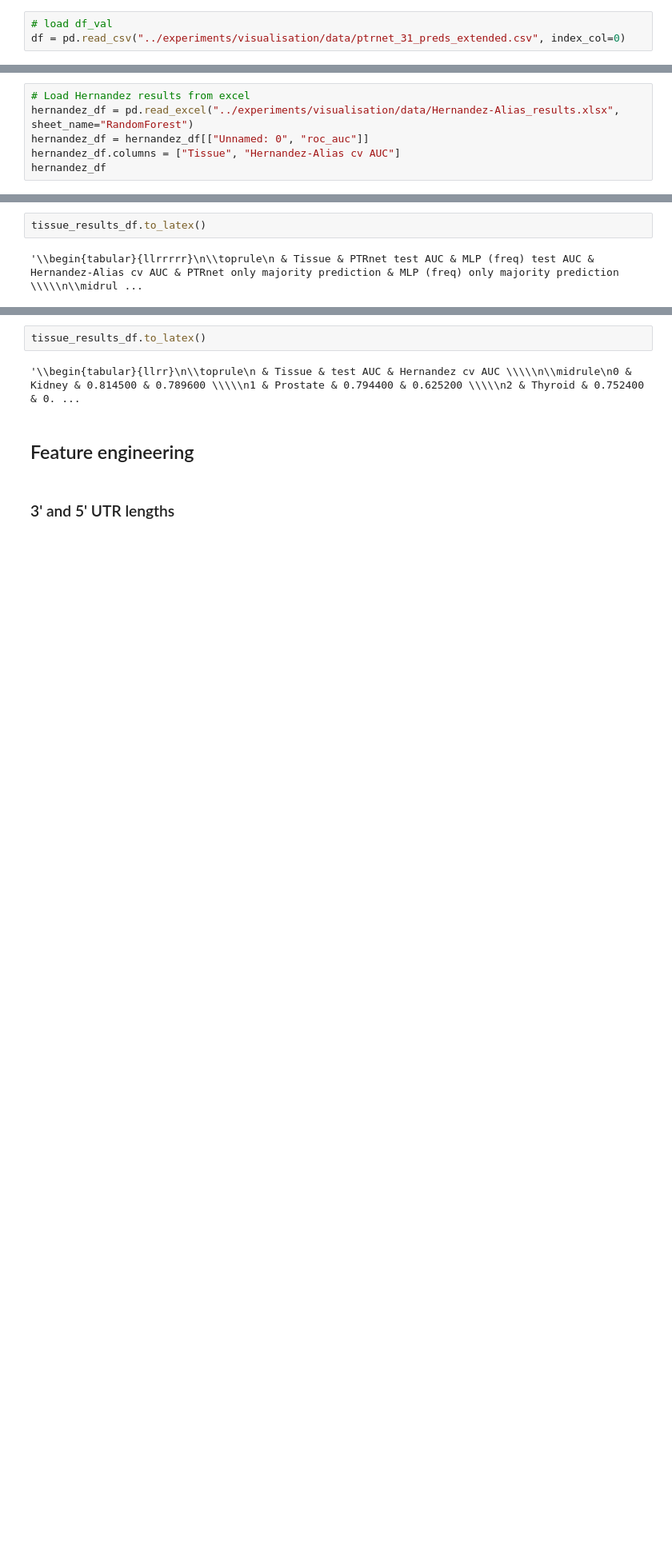
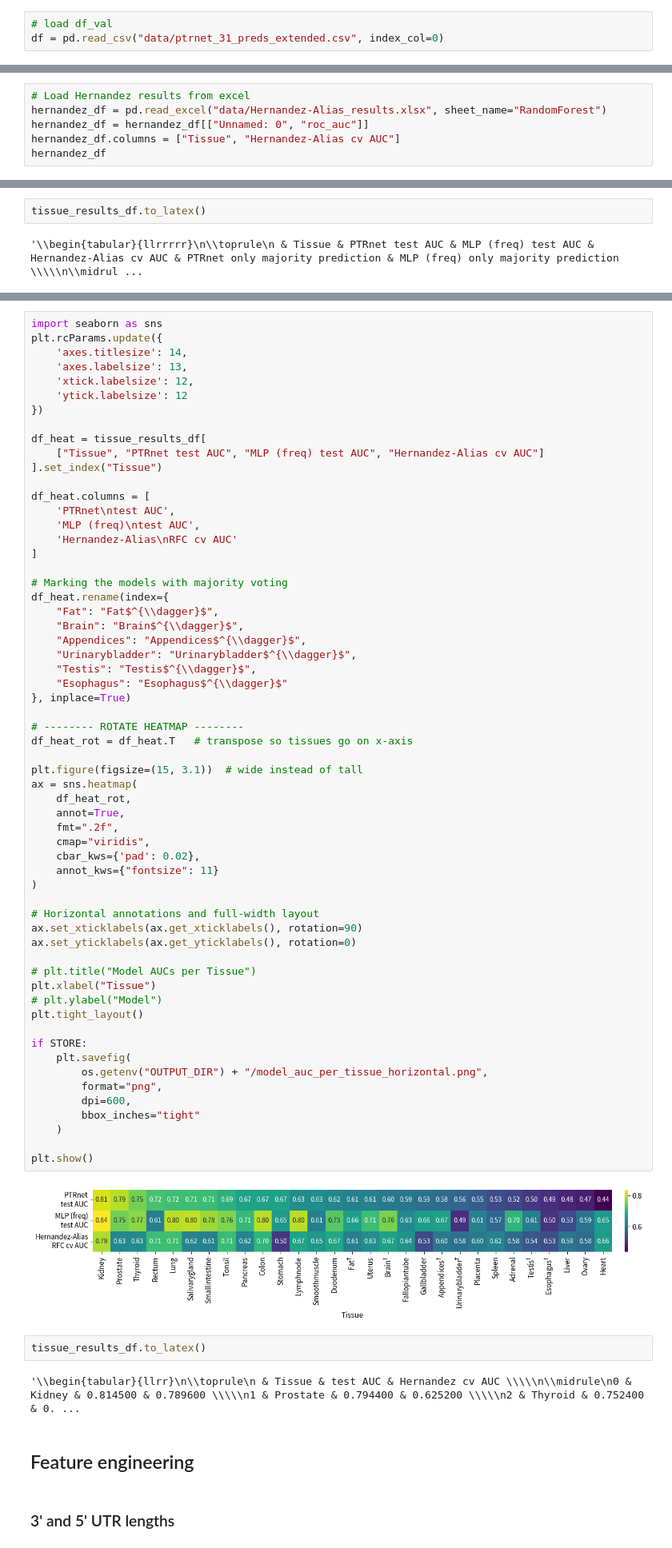
Before and after one commit to f-krause/master-thesis, a Jupyter notebook: visualisation/ptrnet_prediction_vis.ipynb, the cells around one changed output, grey strips where cells are left out. Shown at 80% size. Cells and saved outputs as stored; diff of their text form; blank space fills up the shorter version.

Commit message:
adding horizontal plot for tissue specific results

```diff
--- a/visualisation/ptrnet_prediction_vis.ipynb
+++ b/visualisation/ptrnet_prediction_vis.ipynb
@@ -127,7 +127,7 @@ df_val
 # df_val.to_csv("../experiments/visualisation/data/ptrnet_31_preds_extended.csv")
 # %%
 # load df_val
-df = pd.read_csv("../experiments/visualisation/data/ptrnet_31_preds_extended.csv", index_col=0)
+df = pd.read_csv("data/ptrnet_31_preds_extended.csv", index_col=0)
 # %%
 # CORRECTING CODE BUG IN CURRENT DATA
 df["correct_pred_freq"] = df.target == df.prediction_bin_freq
@@ -135,7 +135,7 @@ df["correct_pred_freq"] = df.target == df.prediction_bin_freq
 ## Tissue-wise AUC and F1
 # %%
 # Load Hernandez results from excel
-hernandez_df = pd.read_excel("../experiments/visualisation/data/Hernandez-Alias_results.xlsx", sheet_name="RandomForest")
+hernandez_df = pd.read_excel("data/Hernandez-Alias_results.xlsx", sheet_name="RandomForest")
 hernandez_df = hernandez_df[["Unnamed: 0", "roc_auc"]]
 hernandez_df.columns = ["Tissue", "Hernandez-Alias cv AUC"]
 hernandez_df
@@ -341,6 +341,68 @@ if STORE:
 plt.show()
 # %% [output]
 [figure]
+# %%
+import seaborn as sns
+plt.rcParams.update({
+    'axes.titlesize': 14,
+    'axes.labelsize': 13,
+    'xtick.labelsize': 12,
+    'ytick.labelsize': 12
+})
+
+df_heat = tissue_results_df[
+    ["Tissue", "PTRnet test AUC", "MLP (freq) test AUC", "Hernandez-Alias cv AUC"]
+].set_index("Tissue")
+
+df_heat.columns = [
+    'PTRnet\ntest AUC',
+    'MLP (freq)\ntest AUC',
+    'Hernandez-Alias\nRFC cv AUC'
+]
+
+# Marking the models with majority voting
+df_heat.rename(index={
+    "Fat": "Fat$^{\\dagger}$",
+    "Brain": "Brain$^{\\dagger}$",
+    "Appendices": "Appendices$^{\\dagger}$",
+    "Urinarybladder": "Urinarybladder$^{\\dagger}$",
+    "Testis": "Testis$^{\\dagger}$",
+    "Esophagus": "Esophagus$^{\\dagger}$"
+}, inplace=True)
+
+# -------- ROTATE HEATMAP --------
+df_heat_rot = df_heat.T   # transpose so tissues go on x-axis
+
+plt.figure(figsize=(15, 3.1))  # wide instead of tall
+ax = sns.heatmap(
+    df_heat_rot,
+    annot=True,
+    fmt=".2f",
+    cmap="viridis",
+    cbar_kws={'pad': 0.02},
+    annot_kws={"fontsize": 11}
+)
+
+# Horizontal annotations and full-width layout
+ax.set_xticklabels(ax.get_xticklabels(), rotation=90)
+ax.set_yticklabels(ax.get_yticklabels(), rotation=0)
+
+# plt.title("Model AUCs per Tissue")
+plt.xlabel("Tissue")
+# plt.ylabel("Model")
+plt.tight_layout()
+
+if STORE:
+    plt.savefig(
+        os.getenv("OUTPUT_DIR") + "/model_auc_per_tissue_horizontal.png",
+        format="png",
+        dpi=600,
+        bbox_inches="tight"
+    )
+
+plt.show()
+# %% [output]
+[figure, added]
 # %%
 tissue_results_df.to_latex()
 # %% [output]
```
Also changed, not shown: parts of 1 cell of this notebook.
